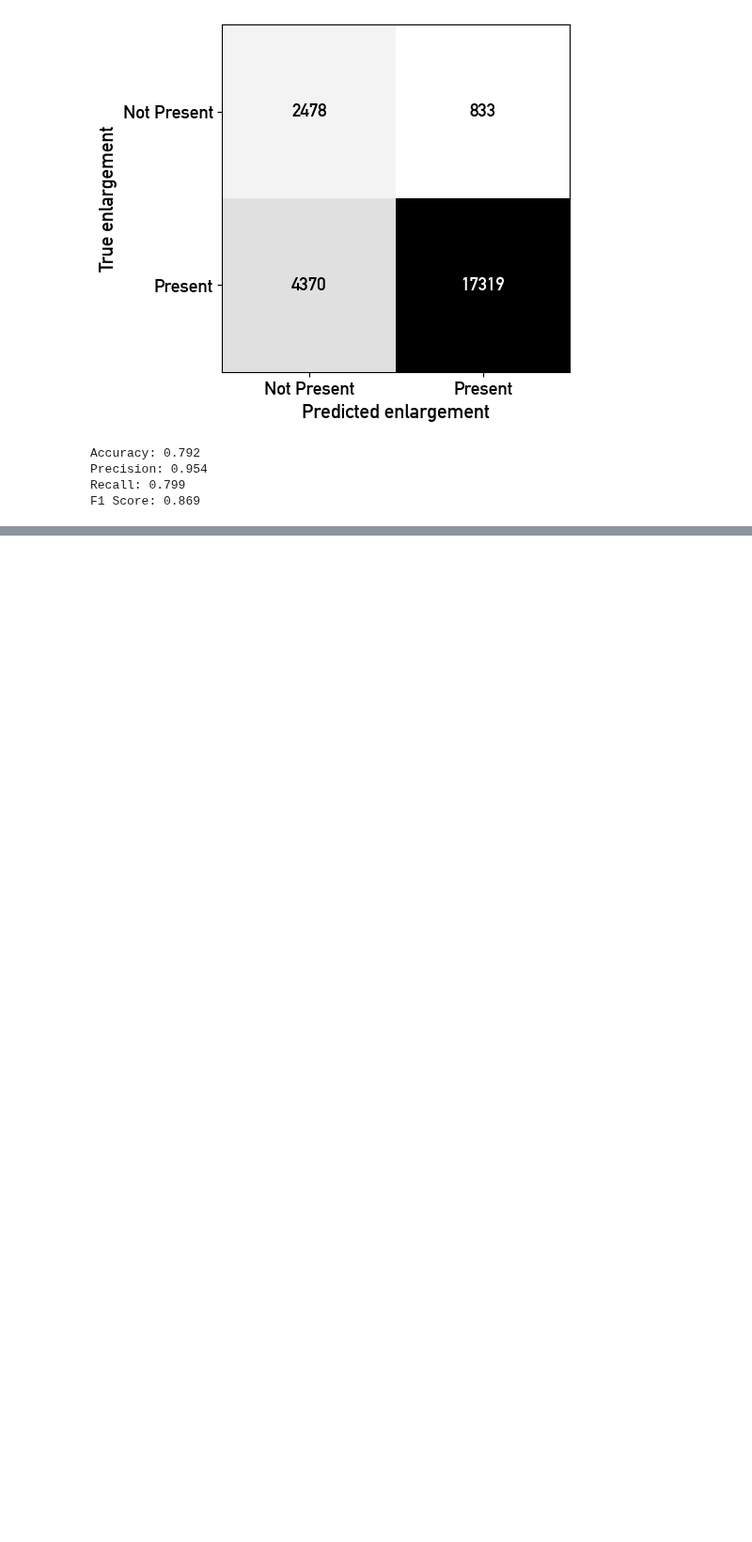
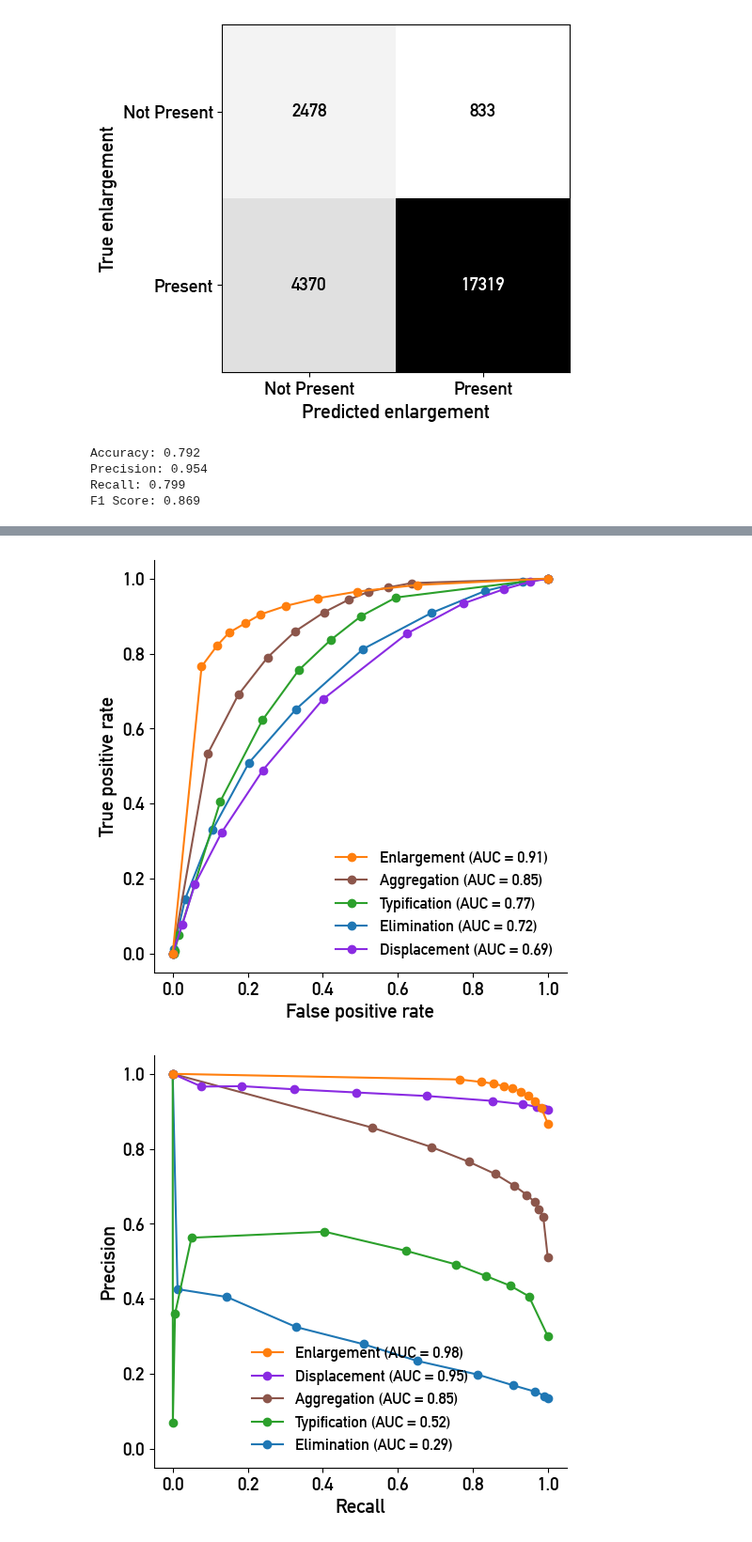
Before and after one commit to jorissenn/genops, a Jupyter notebook: 22_raster_model_evaluation.ipynb, the cells around one changed output, grey strips where cells are left out. Shown at 94% size. Saved outputs shown, nothing was run; the diff lists cells and outputs as text; code cells hidden in the pictures; blank space fills up the shorter version.

```diff
--- a/22_raster_model_evaluation.ipynb
+++ b/22_raster_model_evaluation.ipynb
@@ -563,0 +621,29 @@ F1 Score: 0.869
+# %%
+# define paths to saved PR and ROC files
+pr_roc_path_elimination = os.path.join(raster_path, "model_outputs", "elimination", "pr_roc")
+pr_roc_path_selection = os.path.join(raster_path, "model_outputs", "selection", "pr_roc")
+
+# define paths to PR and ROC CSV files
+cnn_no_roads_test_pr_roc = [os.path.join(pr_roc_path_elimination,
+                                         "CNN_eli_attachRoadsFalse_4067841p_100000s_40ep_bs512_cuda_test.csv"),
+                            os.path.join(pr_roc_path_selection,
+                                         "CNN_sel_attachRoadsFalse_8885508p_100000s_50ep_bs512_cuda_test.csv")]
+
+# legend order
+roc_order = ["enlargement", "aggregation", "typification", "elimination", "displacement"]
+pr_order = ["enlargement", "displacement", "aggregation", "typification", "elimination"]
+
+# plot the curves
+plot_roc_curve(cnn_no_roads_test_pr_roc,
+               validation=False,
+               legend_order=roc_order,
+               figsize=(5.7,5.7),
+               save=False)
+plot_pr_curve(cnn_no_roads_test_pr_roc,
+              validation=False,
+              legend_order=pr_order,
+              figsize=(5.7,5.7),
+              save=False)
+# %% [output]
+[figure, added]
+[figure, added]
```
Also changed, not shown: parts of 2 cells of this notebook, 2 other files.
